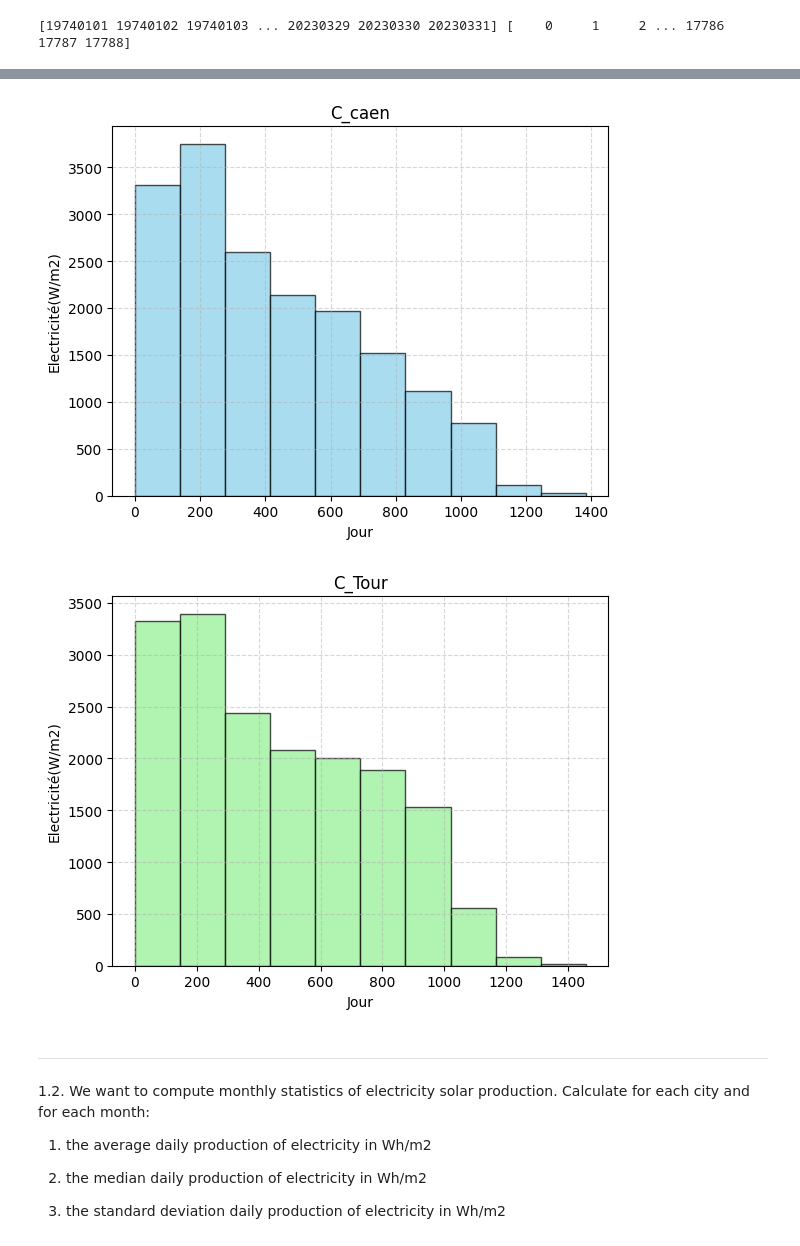
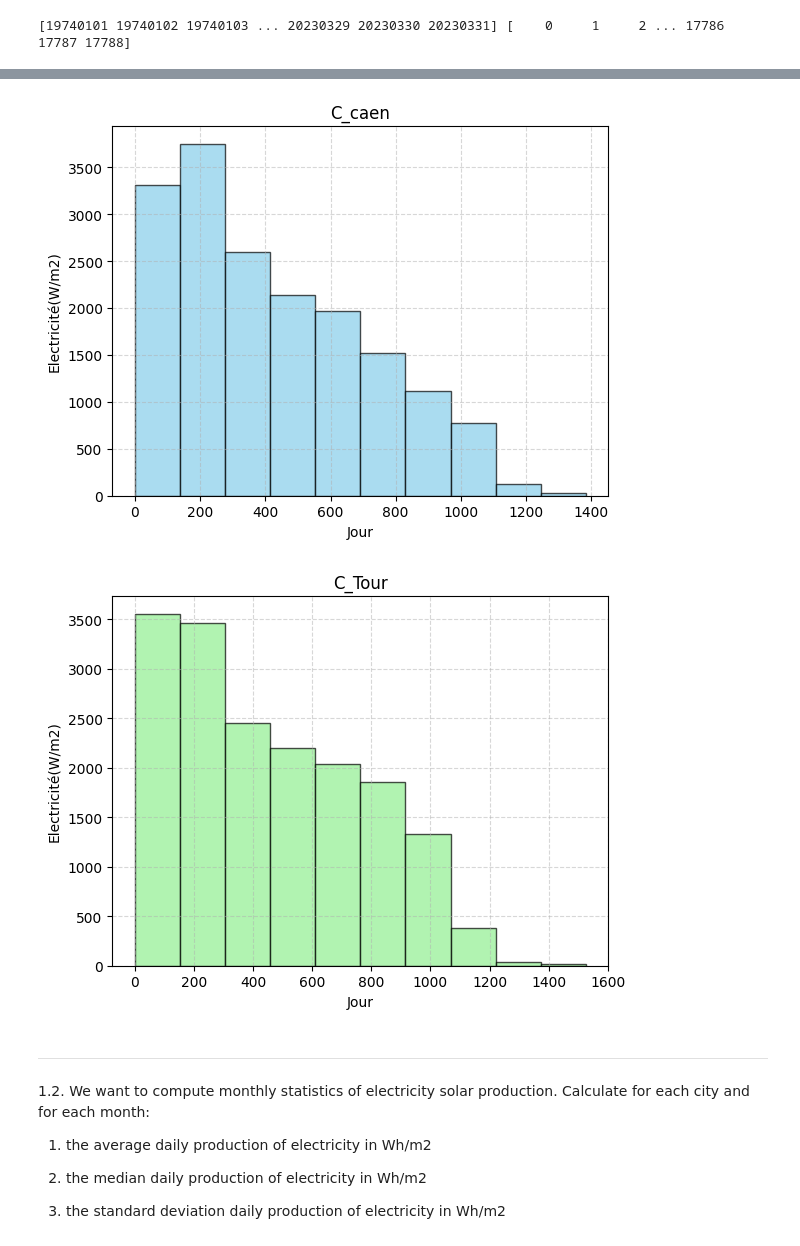
Before and after one commit to BrieucDallemagne/Hackathons_LEPL1109, a Jupyter notebook: Hackathon1.ipynb, the cells around one changed output, grey strips where cells are left out. Drawn from its saved outputs; the diff is of its cells as text; code cells hidden in the pictures.

```diff
--- a/Hackathon1.ipynb
+++ b/Hackathon1.ipynb
@@ -160,7 +160,7 @@ def plot_data(data,title,Xname,Yname):
     plt.grid(True, linestyle='--', alpha=0.5)
     plt.show()
 
-def remove_outliers_interquartile(lst1,lst2):
+def remove_outliers_interquartile(lst1,lst2,Date,Index):
     """
     description:
         remove outliers from two lists of data by using the interquartile method
@@ -219,35 +219,35 @@ def plot_histogram(data, title, x_label, y_label, color='skyblue'):
     plt.xticks(fontsize=10)
     plt.yticks(fontsize=10)
 
     plt.show()
 
 P_cr = 0.18
 f_perf = 0.75
 E_caen = Caen
 E_Tour = Tours
 C_caen = Caen*24*P_cr*f_perf
 C_Tour = Tours*24*P_cr*f_perf
 
 
 plot_data(C_caen,'C_caen','Jour','Electricité(W/m2)')
 plot_data(C_Tour,'C_Tour','Jour','Electricité(W/m2)')
 
 box_plot(C_caen,C_Tour,'C_caen et C_Tour','C_caen','C_Tour')
 
-res = remove_outliers_interquartile(C_caen,C_Tour)
+res = remove_outliers_interquartile(C_caen,C_Tour,Date,Index)
 C_caen = res[0]
 C_Tour = res[1]
 Date = res[2]
 Index = res[3]
 
 plot_histogram(C_caen,'C_caen','Jour','Electricité(W/m2)')
 plot_histogram(C_Tour,'C_Tour','Jour','Electricité(W/m2)',color='lightgreen')
 # %% [output]
 [figure]
 [figure]
 [figure]
 [figure]
-[figure, old version]
+[figure, new version]
 # %% [markdown]
 ---
 1.2. We want to compute monthly statistics of electricity solar production. Calculate for each city and for each month:
```
Also changed, not shown: parts of 1 cell of this notebook.
